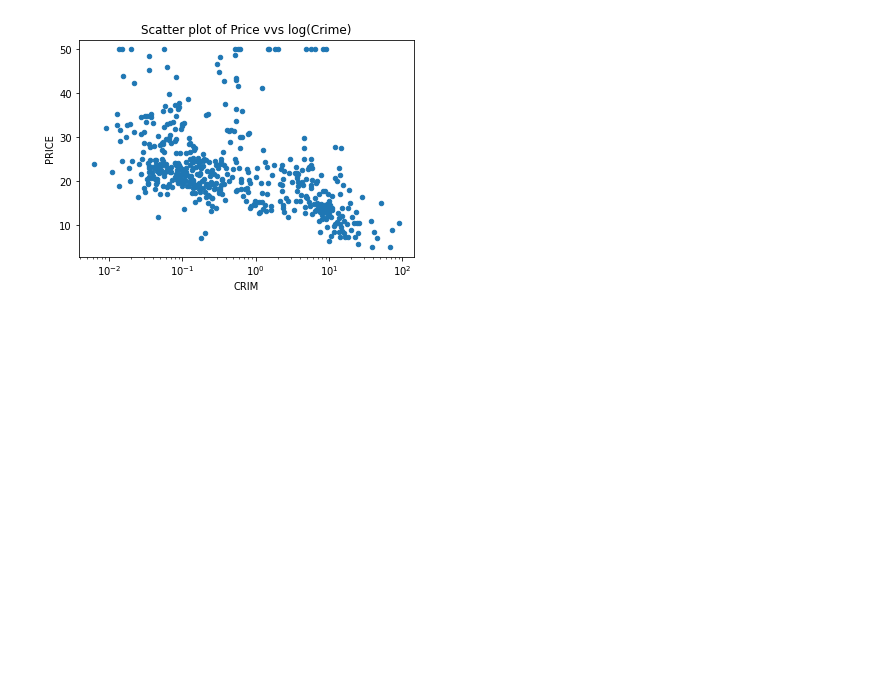
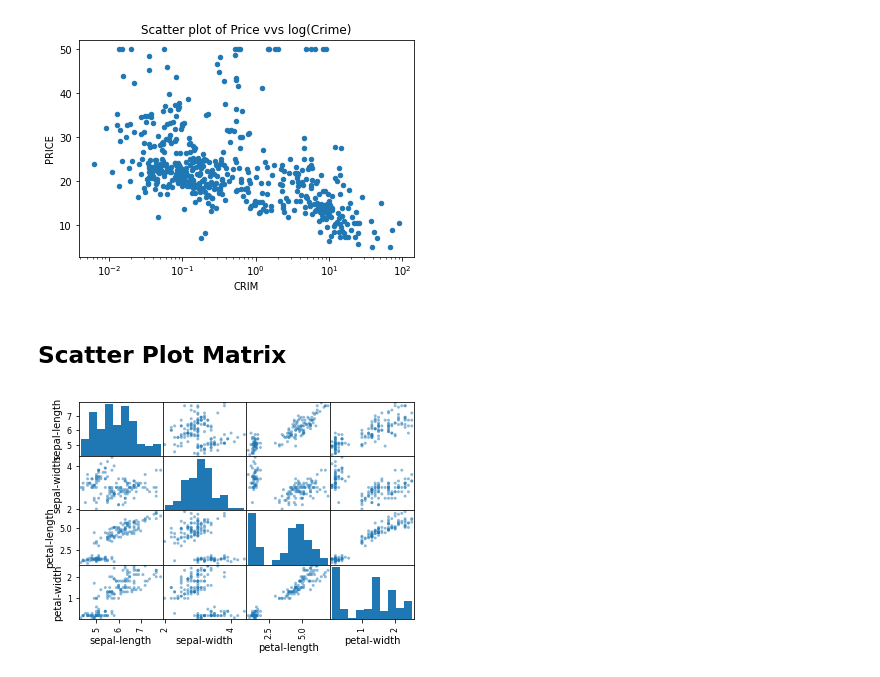
Before and after one commit to jjangsungwon/data-visualization, a Jupyter notebook: Python/Scatter_Plot.ipynb, the cells around one changed output. Saved outputs shown, nothing was run; the diff lists cells and outputs as text; code cells hidden in the pictures; blank space fills up the shorter version.

Commit message:
Add Scatter Plot Matrix - 기본적인 Scatter Plot Matrix 사용법 구현

```diff
--- a/Python/Scatter_Plot.ipynb
+++ b/Python/Scatter_Plot.ipynb
@@ -54,3 +54,5 @@ Index(['CRIM', 'ZN', 'INDUS', 'CHAS', 'NOX', 'RM', 'AGE', 'DIS', 'RAD', 'TAX',
       dtype='object')
 [figure]
 [figure]
+# %% [markdown]
+## Scatter Plot Matrix
@@ -56,0 +61,8 @@ Index(['CRIM', 'ZN', 'INDUS', 'CHAS', 'NOX', 'RM', 'AGE', 'DIS', 'RAD', 'TAX',
+# %%
+df = pd.read_csv('./data/iris.csv')
+# %%
+# Scatter Plot Maxtrix with Histogram
+scatter_matrix(df, alpha=0.5)
+plt.show()
+# %% [output]
+[figure, added]
```
Also changed, not shown: parts of 2 cells of this notebook.
